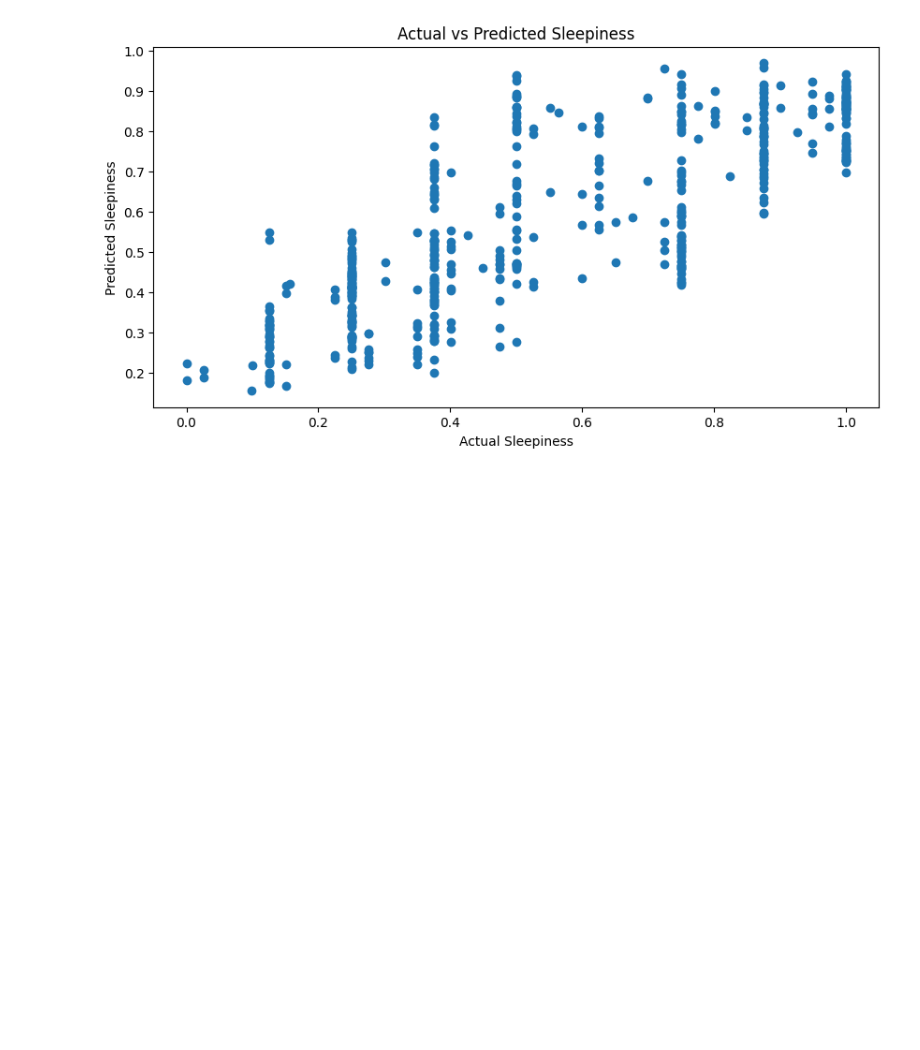
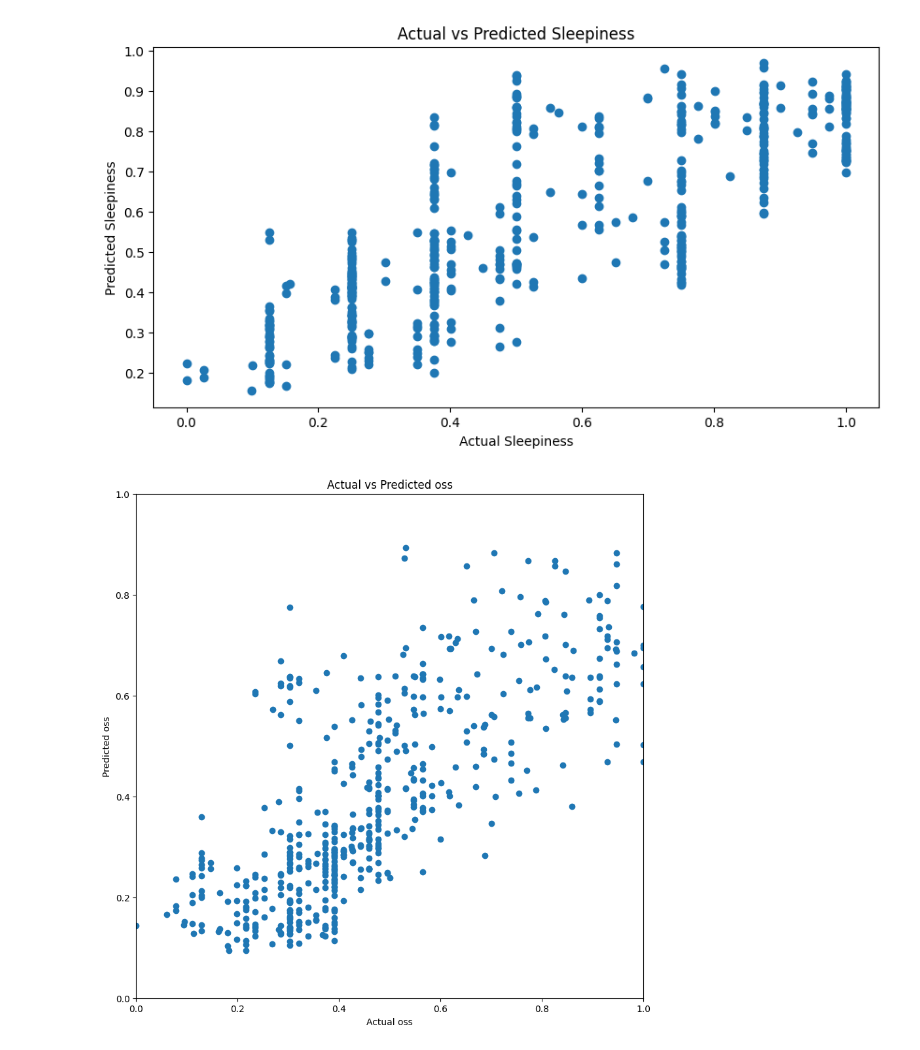
Before and after one commit to BuntinJP/ml, a Jupyter notebook: miyamotoSenpai.ipynb, the cells around one changed output. Drawn from its saved outputs; the diff is of its cells as text; code cells hidden in the pictures; blank space fills up the shorter version.

```diff
--- a/miyamotoSenpai.ipynb
+++ b/miyamotoSenpai.ipynb
@@ -312,3 +293,14 @@ plt.title('Actual vs Predicted Sleepiness')
 plt.show()
 # %% [output]
 [figure]
+# %%
+oss_preds = model_oss.predict(X_test_oss)
+plt.figure(figsize=(10, 10))  # Make the figure square
+plt.scatter(y_test_oss, oss_preds)
+plt.xlabel('Actual oss')
+plt.ylabel('Predicted oss')
+plt.title('Actual vs Predicted oss')
+plt.axis([0, 1, 0, 1])  # Set the range of both axes to be [0, 1]
+plt.show()
+# %% [output]
+[figure, added]
```
Also changed, not shown: parts of 3 cells of this notebook, 3 other files.
